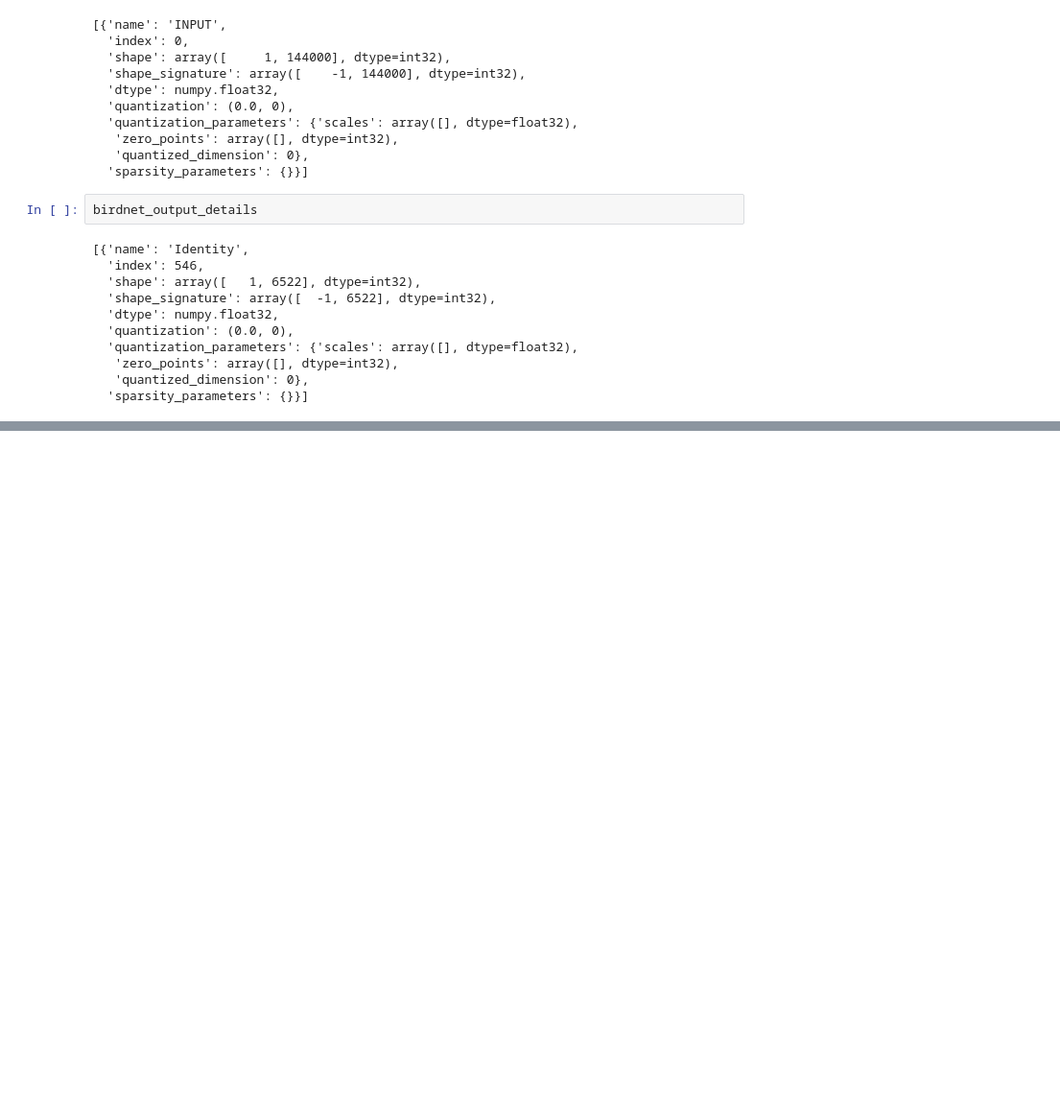
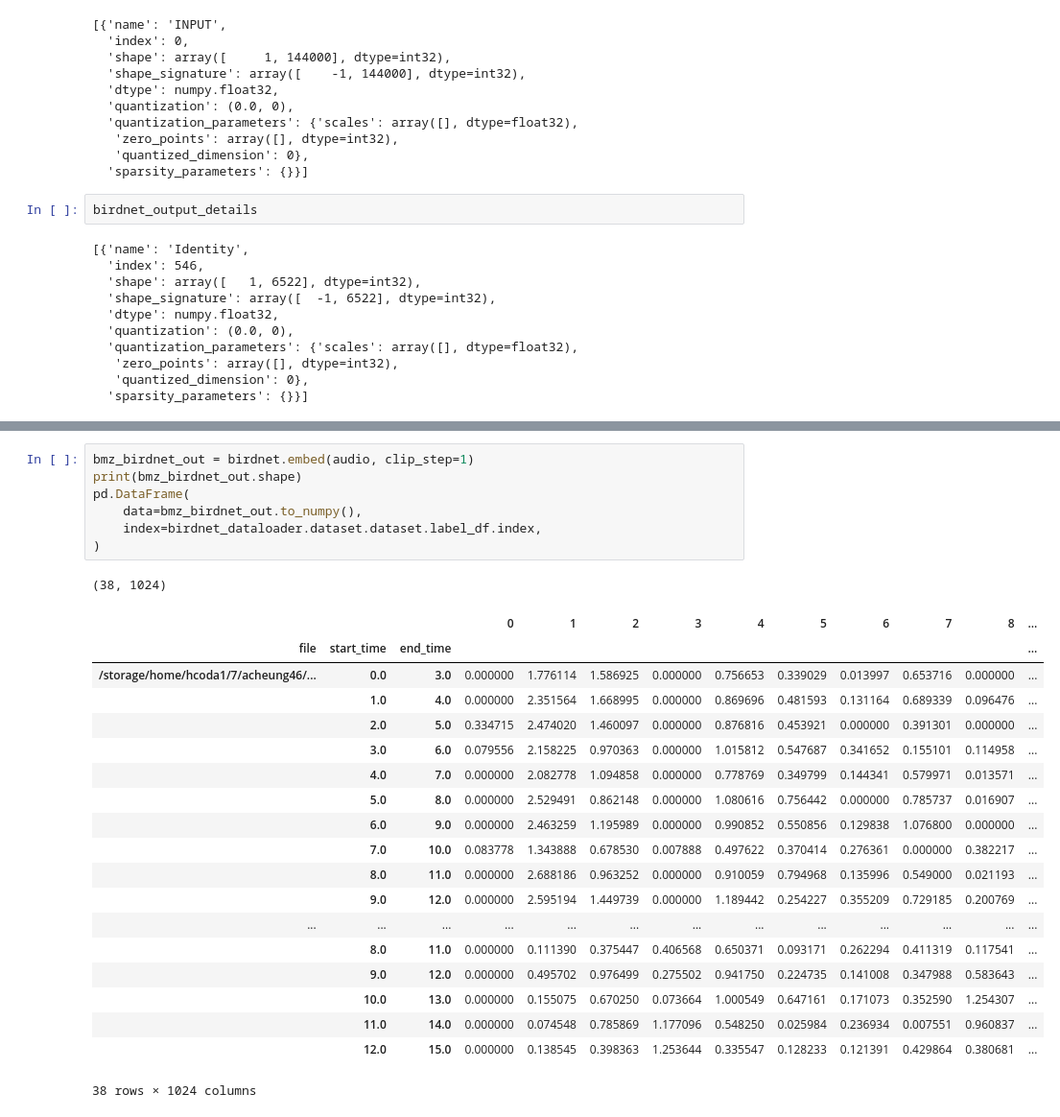
Before and after one commit to dsgt-arc/birdclef-2025, a Jupyter notebook: notebooks/modeling/20250616-ac-birdnet-inference.ipynb, the cells around one changed output, grey strips where cells are left out. Shown: that part at 96% size. Cells and saved outputs as stored; diff of their text form; blank space fills up the shorter version.

```diff
--- a/notebooks/modeling/20250616-ac-birdnet-inference.ipynb
+++ b/notebooks/modeling/20250616-ac-birdnet-inference.ipynb
@@ -256,0 +295,28 @@ pd.DataFrame(
+# %%
+bmz_birdnet_out = birdnet.embed(audio, clip_step=1)
+print(bmz_birdnet_out.shape)
+pd.DataFrame(
+    data=bmz_birdnet_out.to_numpy(),
+    index=birdnet_dataloader.dataset.dataset.label_df.index,
+)
+# %% [output]
+(38, 1024)
+|  |  |  | 0 | 1 | 2 | 3 | 4 | 5 | 6 | 7 | 8 | ... |
+| file | start_time | end_time |  |  |  |  |  |  |  |  |  | ... |
+| /storage/home/hcoda1/7/acheung46/... | 0.0 | 3.0 | 0.000000 | 1.776114 | 1.586925 | 0.000000 | 0.756653 | 0.339029 | 0.013997 | 0.653716 | 0.000000 | ... |
+|  | 1.0 | 4.0 | 0.000000 | 2.351564 | 1.668995 | 0.000000 | 0.869696 | 0.481593 | 0.131164 | 0.689339 | 0.096476 | ... |
+|  | 2.0 | 5.0 | 0.334715 | 2.474020 | 1.460097 | 0.000000 | 0.876816 | 0.453921 | 0.000000 | 0.391301 | 0.000000 | ... |
+|  | 3.0 | 6.0 | 0.079556 | 2.158225 | 0.970363 | 0.000000 | 1.015812 | 0.547687 | 0.341652 | 0.155101 | 0.114958 | ... |
+|  | 4.0 | 7.0 | 0.000000 | 2.082778 | 1.094858 | 0.000000 | 0.778769 | 0.349799 | 0.144341 | 0.579971 | 0.013571 | ... |
+|  | 5.0 | 8.0 | 0.000000 | 2.529491 | 0.862148 | 0.000000 | 1.080616 | 0.756442 | 0.000000 | 0.785737 | 0.016907 | ... |
+|  | 6.0 | 9.0 | 0.000000 | 2.463259 | 1.195989 | 0.000000 | 0.990852 | 0.550856 | 0.129838 | 1.076800 | 0.000000 | ... |
+|  | 7.0 | 10.0 | 0.083778 | 1.343888 | 0.678530 | 0.007888 | 0.497622 | 0.370414 | 0.276361 | 0.000000 | 0.382217 | ... |
+|  | 8.0 | 11.0 | 0.000000 | 2.688186 | 0.963252 | 0.000000 | 0.910059 | 0.794968 | 0.135996 | 0.549000 | 0.021193 | ... |
+|  | 9.0 | 12.0 | 0.000000 | 2.595194 | 1.449739 | 0.000000 | 1.189442 | 0.254227 | 0.355209 | 0.729185 | 0.200769 | ... |
+| ... | ... | ... | ... | ... | ... | ... | ... | ... | ... | ... | ... | ... |
+|  | 8.0 | 11.0 | 0.000000 | 0.111390 | 0.375447 | 0.406568 | 0.650371 | 0.093171 | 0.262294 | 0.411319 | 0.117541 | ... |
+|  | 9.0 | 12.0 | 0.000000 | 0.495702 | 0.976499 | 0.275502 | 0.941750 | 0.224735 | 0.141008 | 0.347988 | 0.583643 | ... |
+|  | 10.0 | 13.0 | 0.000000 | 0.155075 | 0.670250 | 0.073664 | 1.000549 | 0.647161 | 0.171073 | 0.352590 | 1.254307 | ... |
+|  | 11.0 | 14.0 | 0.000000 | 0.074548 | 0.785869 | 1.177096 | 0.548250 | 0.025984 | 0.236934 | 0.007551 | 0.960837 | ... |
+|  | 12.0 | 15.0 | 0.000000 | 0.138545 | 0.398363 | 1.253644 | 0.335547 | 0.128233 | 0.121391 | 0.429864 | 0.380681 | ... |
+38 rows × 1024 columns
```
Also changed, not shown: parts of 21 cells of this notebook, 2 other files.
